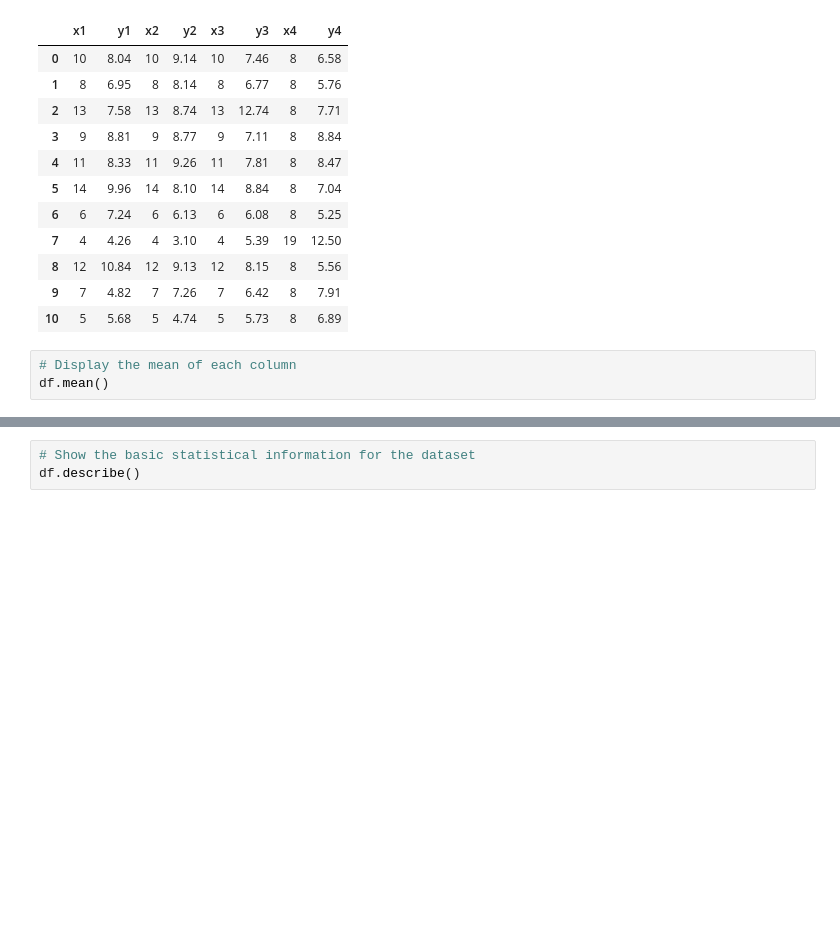
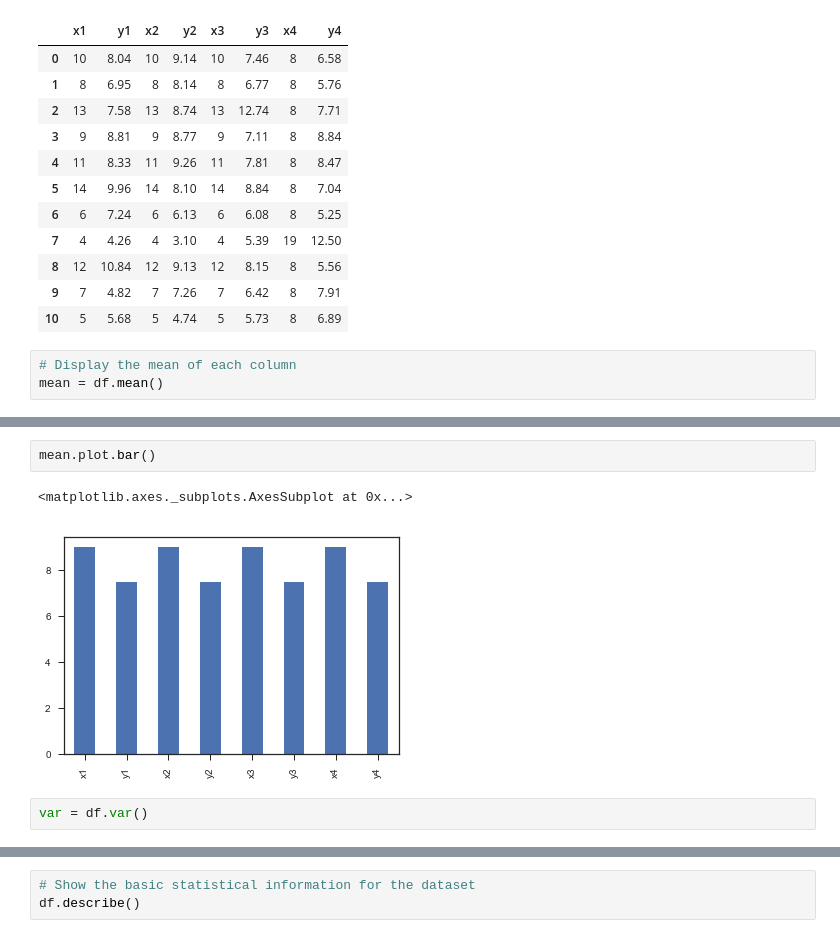
Before and after one commit to GraceAKelly/Anscombe-s-quartet-dataset, a Jupyter notebook: Anscombe’s Quartet Dataset.ipynb, the cells around one changed output, grey strips where cells are left out. Saved outputs shown, nothing was run; the diff lists cells and outputs as text; blank space fills up the shorter version.

Commit message:
plots

```diff
--- a/Anscombe’s Quartet Dataset.ipynb
+++ b/Anscombe’s Quartet Dataset.ipynb
@@ -42,4 +42,4 @@ df
 | 10 | 5 | 5.68 | 5 | 4.74 | 5 | 5.73 | 8 | 6.89 |
 # %%
 # Display the mean of each column
-df.mean()
+mean = df.mean()
@@ -55,0 +58,7 @@ dtype: float64
+# %%
+mean.plot.bar()
+# %% [output]
+<matplotlib.axes._subplots.AxesSubplot at 0x...>
+[figure, added]
+# %%
+var = df.var()
```
Also changed, not shown: parts of 10 cells of this notebook, 1 other file.
